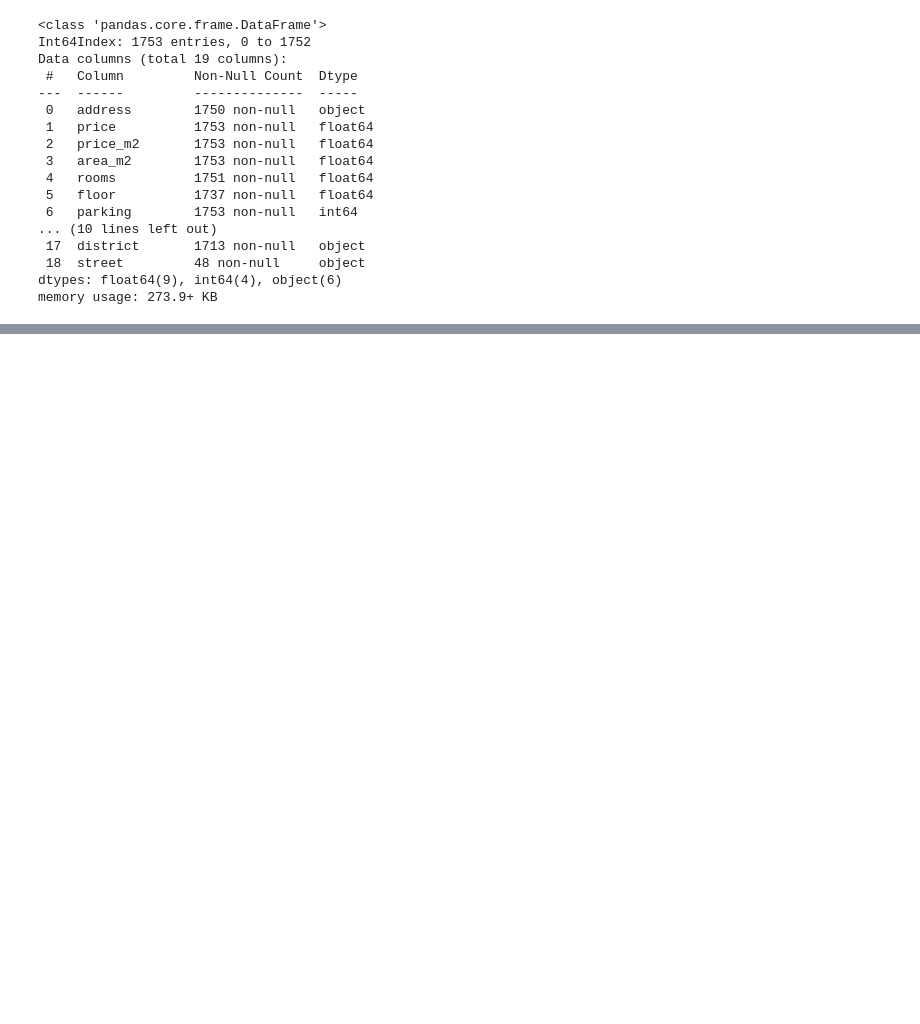
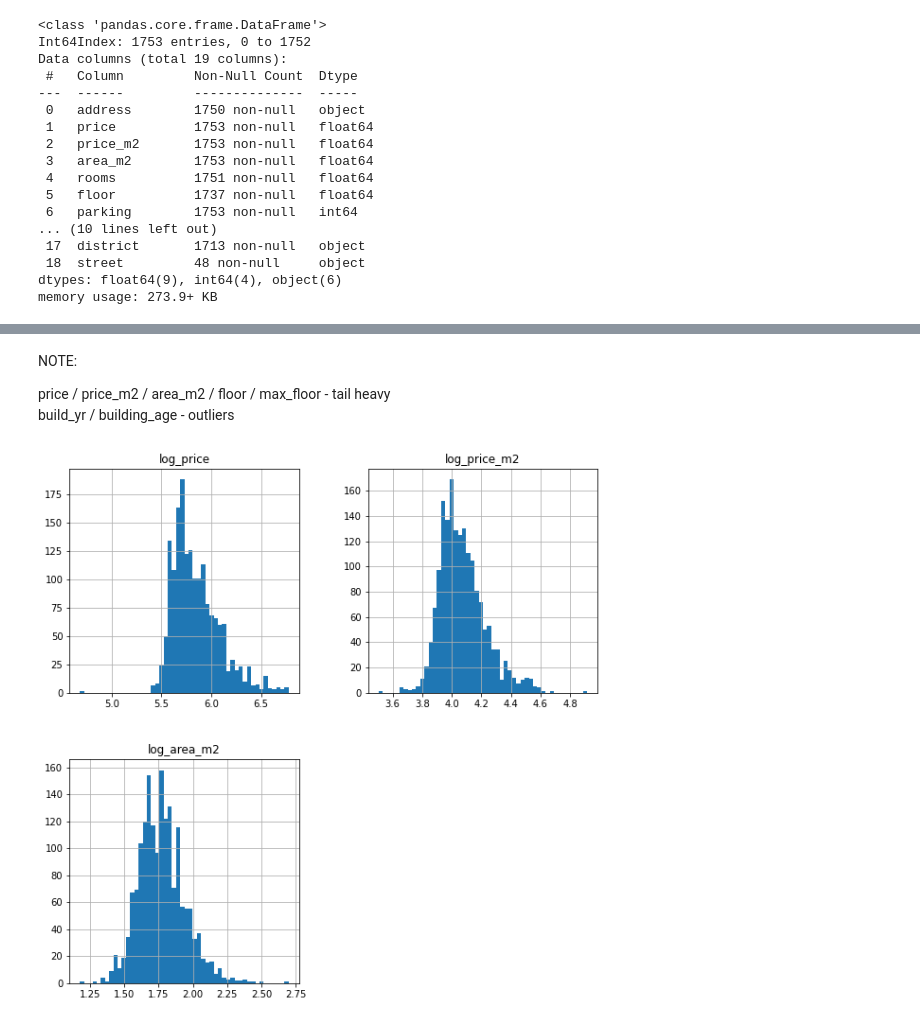
Before and after one commit to KordianPiduch/apartment_prices, a Jupyter notebook: notebooks/2-kp-eda.ipynb, the cells around one changed output, grey strips where cells are left out. Drawn from its saved outputs; the diff is of its cells as text; code cells hidden in the pictures; blank space fills up the shorter version.

```diff
--- a/notebooks/2-kp-eda.ipynb
+++ b/notebooks/2-kp-eda.ipynb
@@ -36,0 +56,16 @@ memory usage: 273.9+ KB
+# %% [markdown]
+NOTE:
+
+price / price_m2 / area_m2 / floor / max_floor - tail heavy
+build_yr / building_age - outliers
+# %%
+log_num_vars = []
+for var in ['price', 'price_m2', 'area_m2']:
+    new_column = "log_" + var
+    df[new_column] = np.log10(df[var])
+    log_num_vars.append(new_column)
+
+df[log_num_vars].hist(figsize=(10,10), bins=50)
+plt.show()
+# %% [output]
+[figure, added]
```
Also changed, not shown: parts of 43 cells of this notebook, 1 other file.
